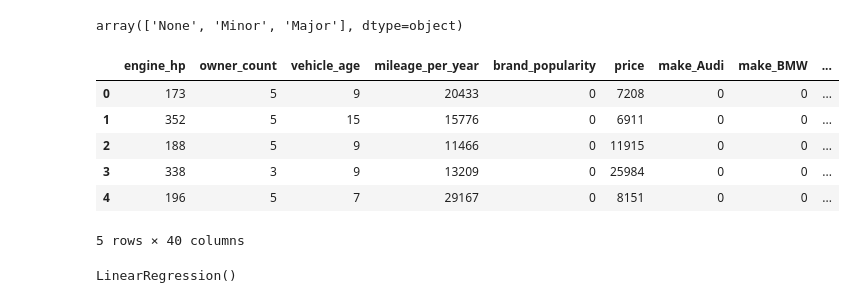
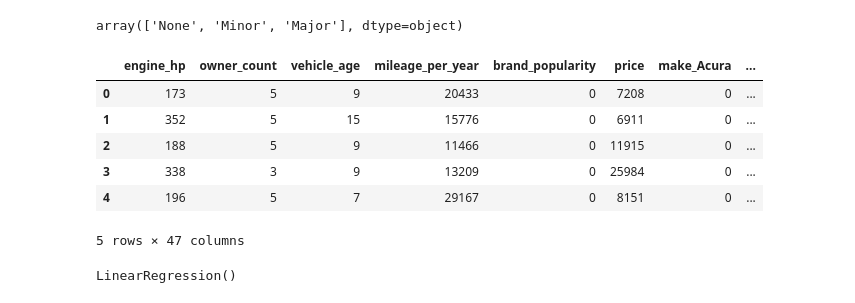
Before and after one commit to mrabhi20iitk/ML-end-to-end, a Jupyter notebook: regression.ipynb, the cells around one changed output. Drawn from its saved outputs; the diff is of its cells as text; code cells hidden in the pictures.

```diff
--- a/regression.ipynb
+++ b/regression.ipynb
@@ -113,16 +114,16 @@ array(['None', 'Minor', 'Major'], dtype=object)
 # %%
 cat_cols = ['make','transmission','fuel_type','drivetrain','accident_history','seller_type','condition']
 # %%
-data_encoded = pd.get_dummies(data_new,columns=cat_cols,drop_first=True).astype(int)
+data_encoded = pd.get_dummies(data_new,columns=cat_cols,drop_first=False).astype(int)
 data_encoded.head()
 # %% [output]
-|  | engine_hp | owner_count | vehicle_age | mileage_per_year | brand_popularity | price | make_Audi | make_BMW | ... |
-| 0 | 173 | 5 | 9 | 20433 | 0 | 7208 | 0 | 0 | ... |
-| 1 | 352 | 5 | 15 | 15776 | 0 | 6911 | 0 | 0 | ... |
-| 2 | 188 | 5 | 9 | 11466 | 0 | 11915 | 0 | 0 | ... |
-| 3 | 338 | 3 | 9 | 13209 | 0 | 25984 | 0 | 0 | ... |
-| 4 | 196 | 5 | 7 | 29167 | 0 | 8151 | 0 | 0 | ... |
+|  | engine_hp | owner_count | vehicle_age | mileage_per_year | brand_popularity | price | make_Acura | ... |
+| 0 | 173 | 5 | 9 | 20433 | 0 | 7208 | 0 | ... |
+| 1 | 352 | 5 | 15 | 15776 | 0 | 6911 | 0 | ... |
+| 2 | 188 | 5 | 9 | 11466 | 0 | 11915 | 0 | ... |
+| 3 | 338 | 3 | 9 | 13209 | 0 | 25984 | 0 | ... |
+| 4 | 196 | 5 | 7 | 29167 | 0 | 8151 | 0 | ... |
-5 rows × 40 columns
+5 rows × 47 columns
 # %%
 X = data_encoded.drop('price',axis=1)
 y = data_encoded['price']
```
Also changed, not shown: parts of 4 cells of this notebook, 1 other file.
